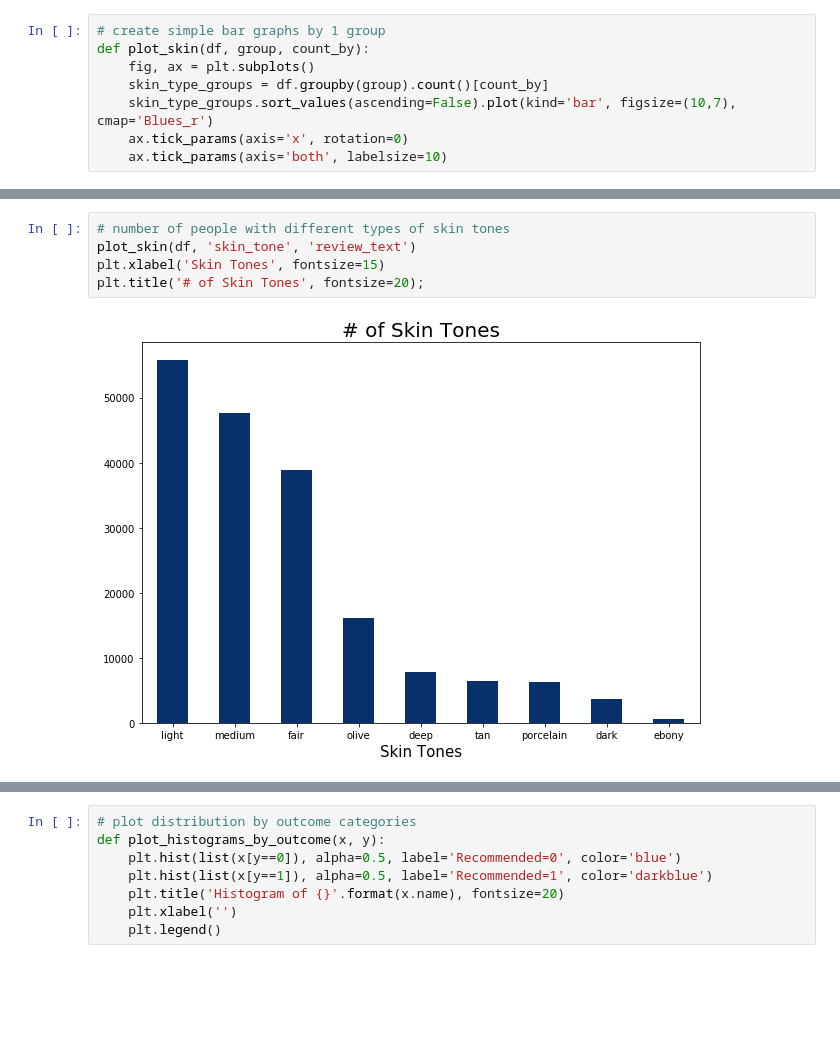
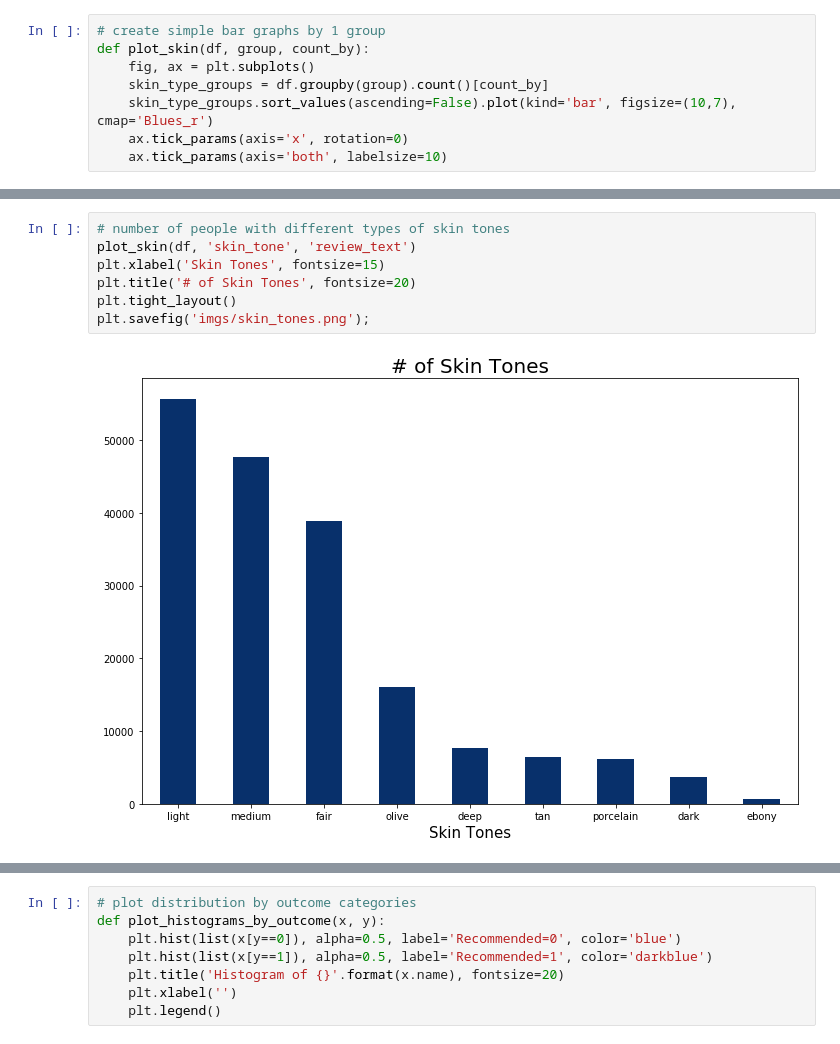
Before and after one commit to nicleong27/Beauty_Reviews, a Jupyter notebook: Sephora-EDA.ipynb, the cells around one changed output, grey strips where cells are left out. Drawn from its saved outputs; the diff is of its cells as text; blank space fills up the shorter version.

```diff
--- a/Sephora-EDA.ipynb
+++ b/Sephora-EDA.ipynb
@@ -395,10 +397,12 @@ plt.title('# of Skin Types', fontsize=20);
 # %%
 # number of people with different types of skin tones
 plot_skin(df, 'skin_tone', 'review_text')
 plt.xlabel('Skin Tones', fontsize=15)
-plt.title('# of Skin Tones', fontsize=20);
+plt.title('# of Skin Tones', fontsize=20)
+plt.tight_layout()
+plt.savefig('imgs/skin_tones.png');
 # %% [output]
-[figure, old version]
+[figure, new version]
 # %%
 # number of people with different types of skin concerns
 plot_skin(df, 'skin_concerns', 'review_text')
```
Also changed, not shown: parts of 6 cells of this notebook.
